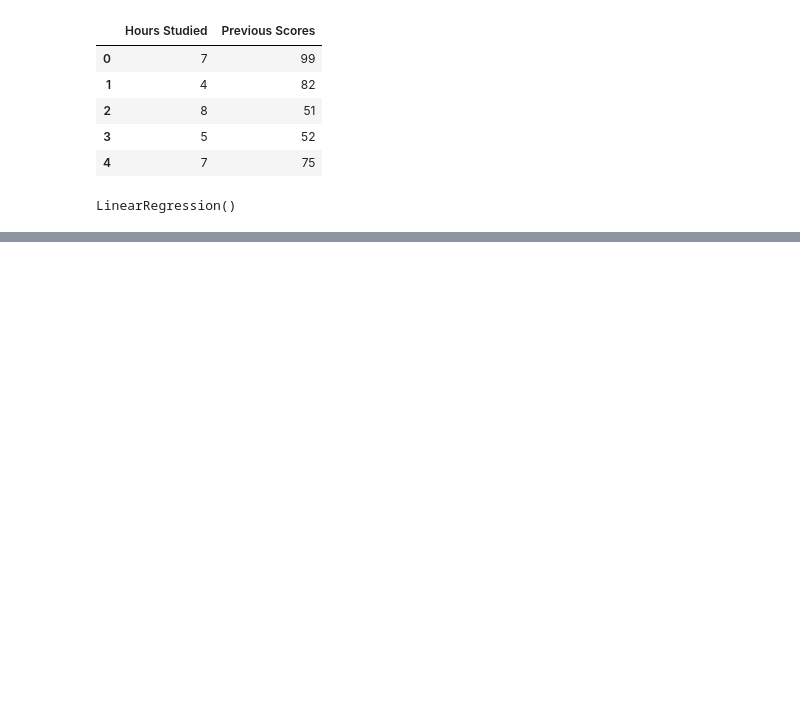
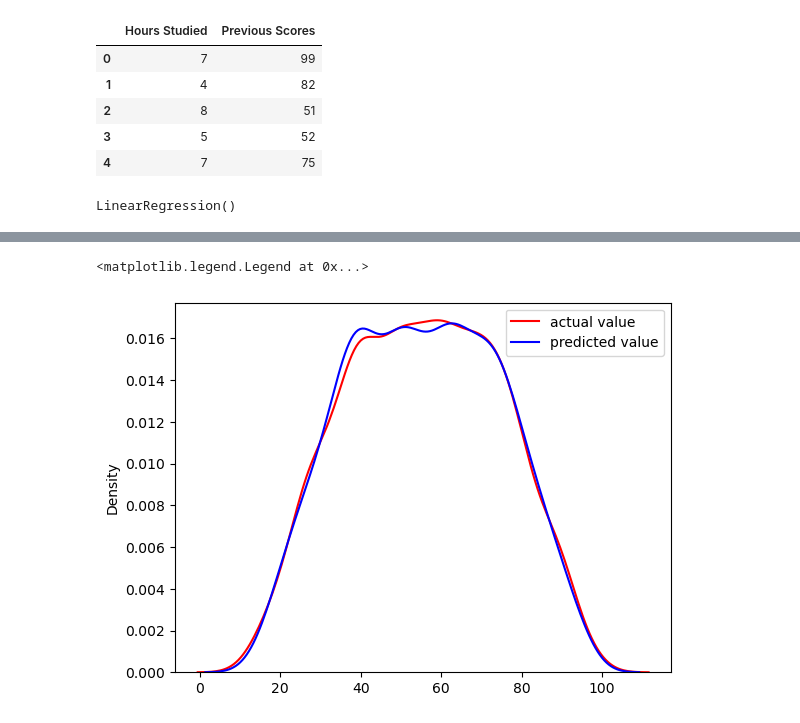
Before and after one commit to Dark-CodeX/AI-Student-Performance-Index, a Jupyter notebook: main.ipynb, the cells around one changed output, grey strips where cells are left out. Saved outputs shown, nothing was run; the diff lists cells and outputs as text; code cells hidden in the pictures; blank space fills up the shorter version.

Commit message:
graph between predicted and actual value

```diff
--- a/main.ipynb
+++ b/main.ipynb
@@ -98,0 +99,7 @@ Root Mean Squared Error: 2.3177357377809877
+# %%
+ax = sns.kdeplot(np.array(Y), color='red', label='actual value')
+sns.kdeplot(predicts, color='blue', label='predicted value', ax=ax)
+plt.legend()
+# %% [output]
+<matplotlib.legend.Legend at 0x...>
+[figure, added]
```
Also changed, not shown: parts of 1 cell of this notebook.
